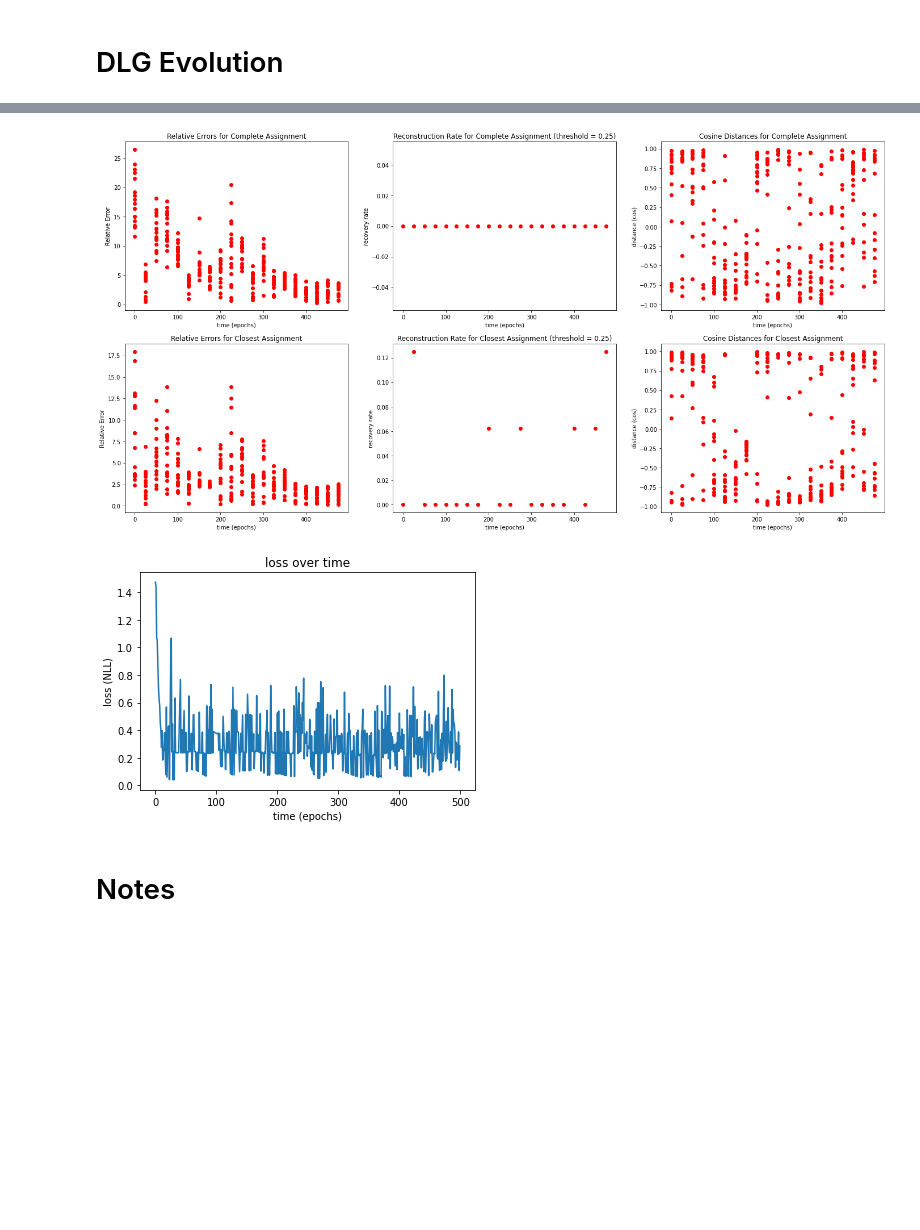
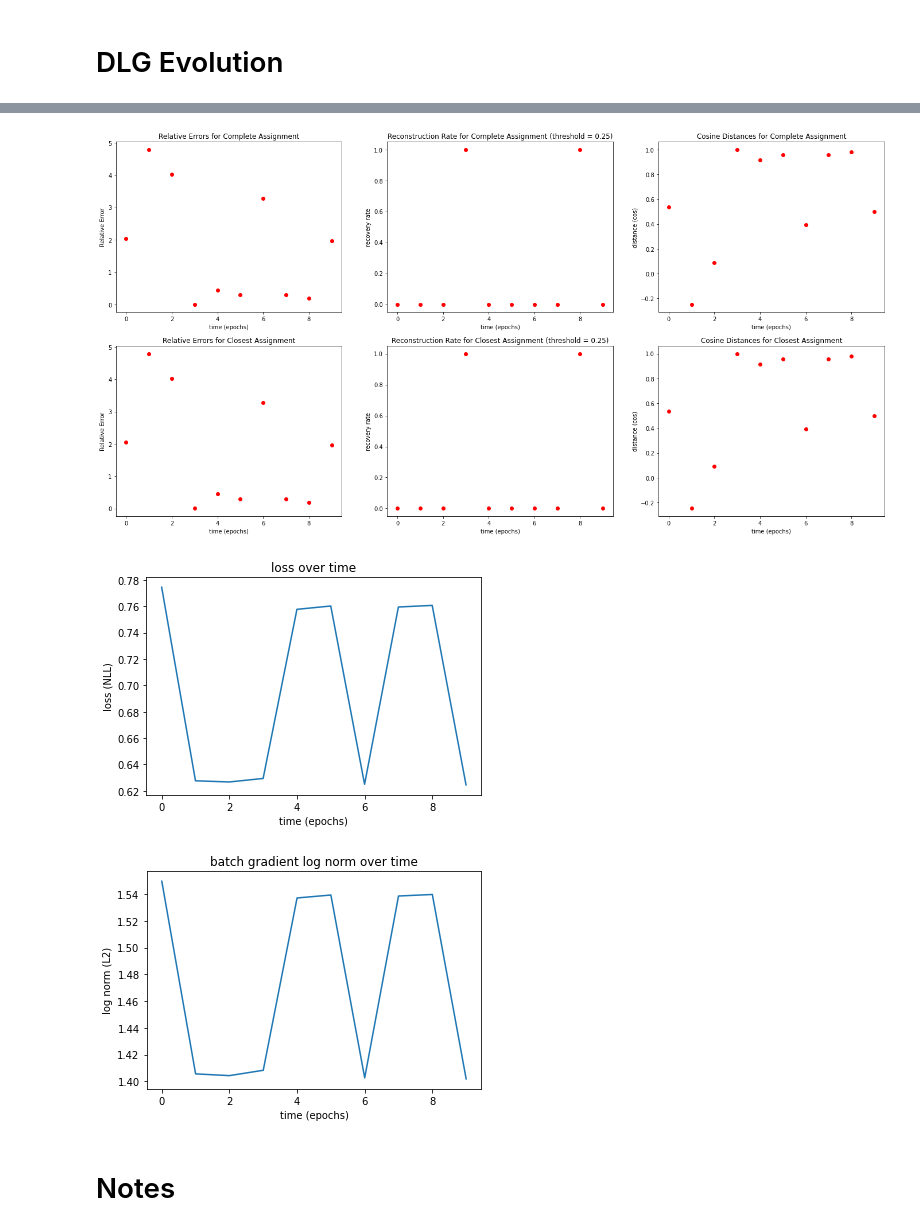
Before and after one commit to mgozon/DLG-UROP, a Jupyter notebook: Batch_DLG_Evolution_BRAZPD_Dataset.ipynb, the cells around one changed output, grey strips where cells are left out. Drawn from its saved outputs; the diff is of its cells as text; code cells hidden in the pictures; blank space fills up the shorter version.

Commit message:
added onehot encoding for categorical variables; refactored data preprocessing + network initialization for automation; plotted relative error over a different number of inputs

```diff
--- a/Batch_DLG_Evolution_BRAZPD_Dataset.ipynb
+++ b/Batch_DLG_Evolution_BRAZPD_Dataset.ipynb
@@ -57,3 +60,5 @@ import os
 
 filename = 'BRAZPD_UnofM_all.csv'
 df = pd.read_csv(filename, engine='python', encoding = "ISO-8859-1")
+print(df.shape)
+df['followup1yfull'] = df['Followup'].apply(lambda x: 1 if x >= 12 else 0)
@@ -154,2 +247,12 @@ net = FcNet().to(device)
 net.apply(weights_init)
 criterion = cross_entropy_for_onehot
+# %%
+# setup new FCnet on a subset of the baseline numerical features
+def setup_net(inp_cnt = 9):
+    X_baseline, Y_baseline = load_numerical(inp_cnt)
+    train_data, train_target, test_data, test_target, input_dim, output_dim, scaler = rescale_data(X_baseline, Y_baseline)
+    net = FcNet(input_dim, output_dim).to(device)
+    net.apply(weights_init)
+    return net, train_data, train_target, test_data, test_target, input_dim, output_dim, scaler
+
+net, train_data, train_target, test_data, test_target, input_dim, output_dim, scaler = setup_net(3)
@@ -231,12 +334,20 @@ tensor([4.2700, 2.3568, 5.6156, 2.1654], grad_fn=<SelectBackward0>) tensor([5.90
 # %%
 # results of training a model + dlg
 net.apply(weights_init)
-epochs = 500
-batch_size = 16
-dlg_rate = 25
+errors = []
+nvars = 9
+epochs = 5
+batch_size = 1
+dlg_rate = 1
 verbose = True
-losses, dlg_timestamps, AA_REs, AA_RRate, AA_cos_angles, CA_REs, CA_RRate, CA_cos_angles \
-    = train_net_Adam_DLG(net, criterion, device, scaler, train_data, train_target, output_dim, batch_size, epochs, verbose, dlg_rate, \
-                         gt_data_len = input_dim, gt_onehot_label_len = output_dim, epoch_mult=200, w_decay=1e-12, scheduler_k = 0.01)
-test_net(net, test_data, test_target)
+for i in range(nvars):
+    nvars = i+1
+    net, train_data, train_target, test_data, test_target, input_dim, output_dim, scaler = setup_net(nvars)
+    losses, dlg_timestamps, AA_REs, AA_RRate, AA_cos_angles, CA_REs, CA_RRate, CA_cos_angles, grad_norms \
+        = train_net_Adam_DLG(net, criterion, device, scaler, train_data, train_target, output_dim, batch_size, epochs, verbose, dlg_rate, \
+                            gt_data_len = input_dim, gt_onehot_label_len = output_dim, epoch_mult=200, w_decay=1e-12, scheduler_k = 0.01, leak_no_train = True)
+
+    errors.append(torch.flatten(torch.tensor(AA_REs)).numpy())
+    print(f'using {nvars} variables: ', AA_REs)
+#test_net(net, test_data, test_target)
 # %% [output]
@@ -450,37 +465,45 @@ current loss:  tensor(0.2246, grad_fn=<MeanBackward0>)
 fig, axs = plt.subplots(2, 3, figsize=(8*3, 6*2))
 
 # complete assignment
 axs[0, 0].plot(dlg_timestamps, AA_REs, 'ro')
 axs[0, 0].set(title='Relative Errors for Complete Assignment', xlabel='time (epochs)', ylabel='Relative Error')
 
 axs[0, 1].plot(dlg_timestamps, AA_RRate, 'ro')
 axs[0, 1].set(title='Reconstruction Rate for Complete Assignment (threshold = 0.25)', xlabel='time (epochs)', ylabel='recovery rate')
 
 axs[0, 2].plot(dlg_timestamps, AA_cos_angles, 'ro')
 axs[0, 2].set(title='Cosine Distances for Complete Assignment', xlabel='time (epochs)', ylabel='distance (cos)')
 
 # closest assignment
 axs[1, 0].plot(dlg_timestamps, CA_REs, 'ro')
 axs[1, 0].set(title='Relative Errors for Closest Assignment', xlabel='time (epochs)', ylabel='Relative Error')
 
 axs[1, 1].plot(dlg_timestamps, CA_RRate, 'ro')
 axs[1, 1].set(title='Reconstruction Rate for Closest Assignment (threshold = 0.25)', xlabel='time (epochs)', ylabel='recovery rate')
 
 axs[1, 2].plot(dlg_timestamps, CA_cos_angles, 'ro')
 axs[1, 2].set(title='Cosine Distances for Closest Assignment', xlabel='time (epochs)', ylabel='distance (cos)')
 
-plt.savefig('train_DLG_16_nm.png', dpi=300)
+plt.savefig('train_BRAZPD_1.png', dpi=300)
 plt.show()
 
 plt.plot(list(range(epochs)), losses)
 plt.title('loss over time')
 plt.xlabel('time (epochs)')
 plt.ylabel('loss (NLL)')
-plt.savefig('train_DLG_16_nm_loss.png', dpi=300)
+plt.savefig('train_BRAZPD_1_loss.png', dpi=300)
 plt.show()
+
+plt.plot(dlg_timestamps, torch.log(torch.tensor(grad_norms)))
+plt.title('batch gradient log norm over time')
+plt.xlabel('time (epochs)')
+plt.ylabel('log norm (L2)')
+plt.savefig('train_DLG_16_big_norm.png', dpi=300)
+plt.show()
 # %% [output]
-[figure, old version]
+[figure, new version]
-[figure, old version]
+[figure, new version]
+[figure, added]
 # %%
 #@title Evolution Plots (not updated)
 # evolution of SEs, normalized errors, cosine distances
```
Also changed, not shown: parts of 16 cells of this notebook.
